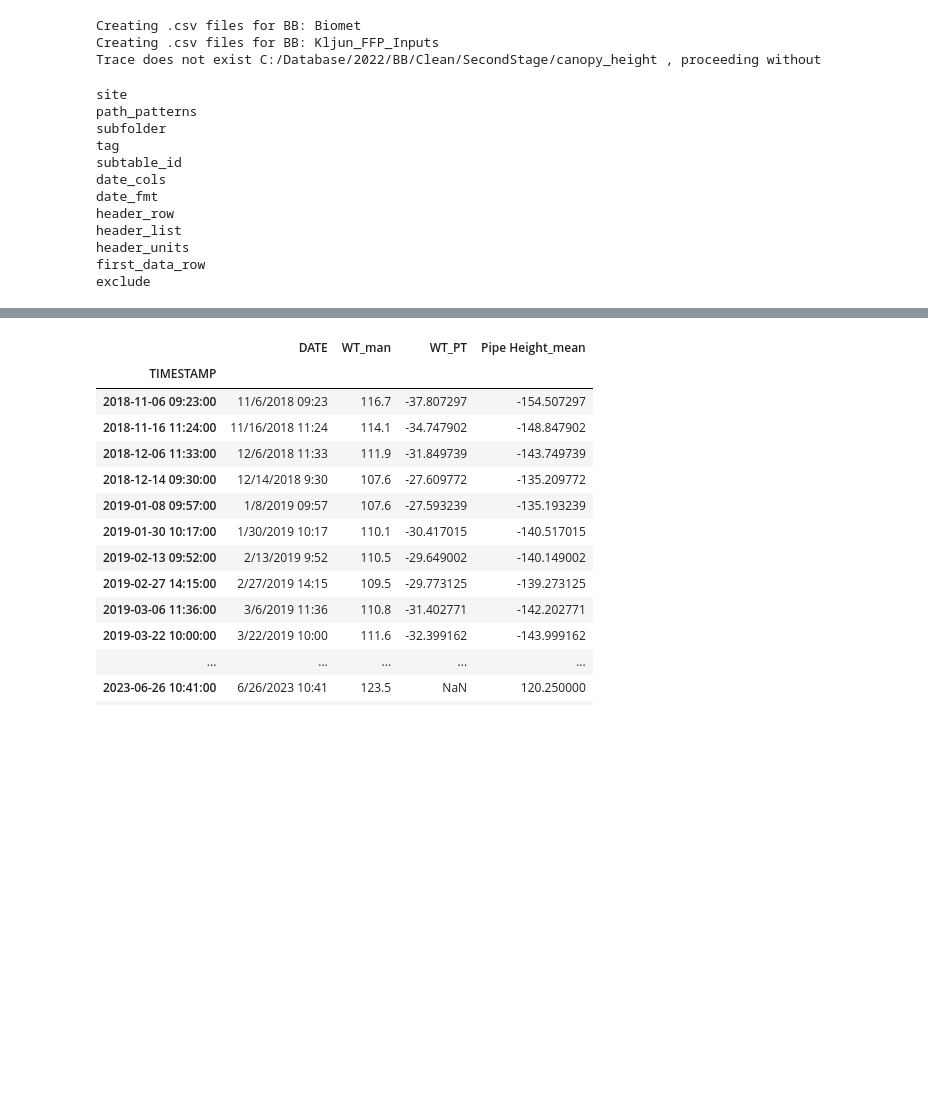
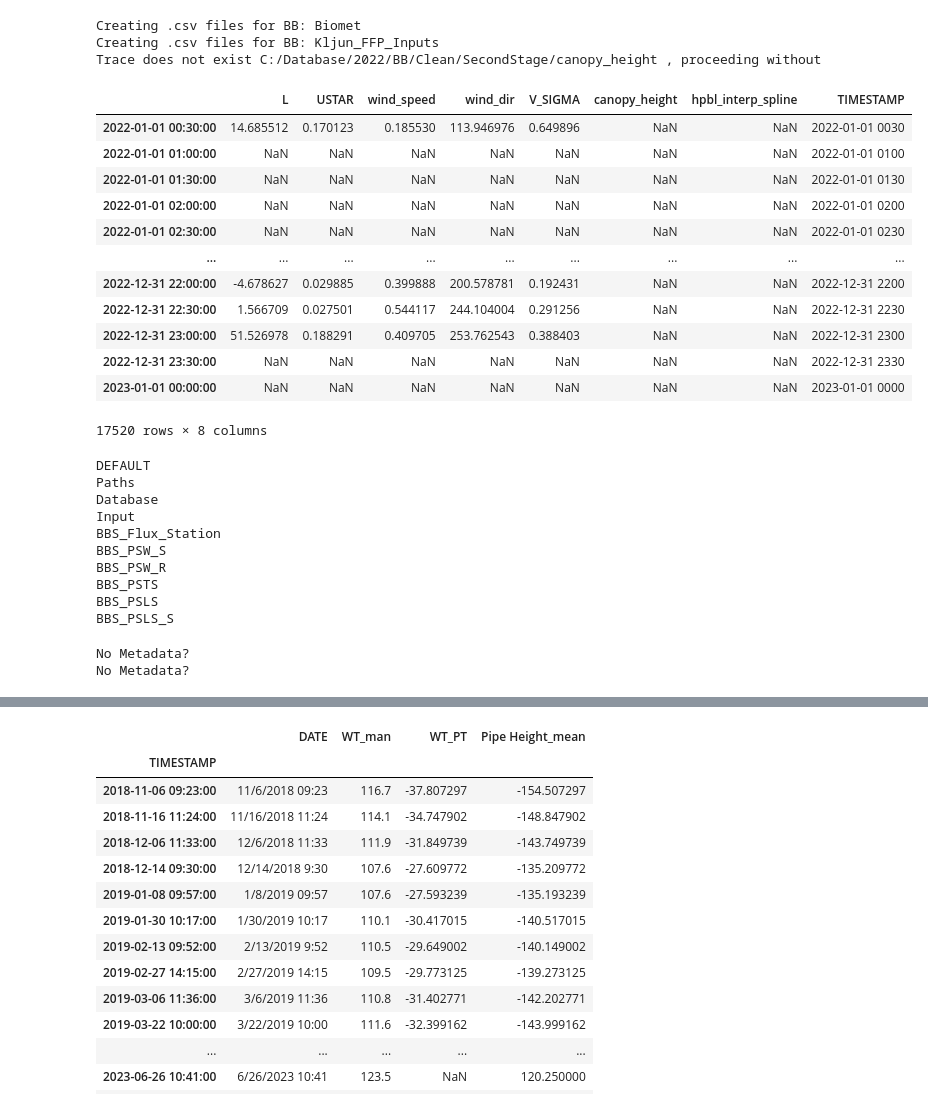
Before and after one commit to June-Skeeter/Micromet.py, a Jupyter notebook: Biomet_Database_Functions/callFunctions.ipynb, the cells around one changed output, grey strips where cells are left out. Cells and saved outputs as stored; diff of their text form; code cells hidden in the pictures; blank space fills up the shorter version.

```diff
--- a/Biomet_Database_Functions/callFunctions.ipynb
+++ b/Biomet_Database_Functions/callFunctions.ipynb
@@ -12,25 +12,47 @@ Make = ReadDatabase.MakeCSV(['BB'],[y for y in range(2022,2023)])
 Creating .csv files for BB: Biomet
 Creating .csv files for BB: Kljun_FFP_Inputs
 Trace does not exist C:/Database/2022/BB/Clean/SecondStage/canopy_height , proceeding without
+# %%
+Make.Data
+# %% [output]
+|  | L | USTAR | wind_speed | wind_dir | V_SIGMA | canopy_height | hpbl_interp_spline | TIMESTAMP |
+| 2022-01-01 00:30:00 | 14.685512 | 0.170123 | 0.185530 | 113.946976 | 0.649896 | NaN | NaN | 2022-01-01 0030 |
+| 2022-01-01 01:00:00 | NaN | NaN | NaN | NaN | NaN | NaN | NaN | 2022-01-01 0100 |
+| 2022-01-01 01:30:00 | NaN | NaN | NaN | NaN | NaN | NaN | NaN | 2022-01-01 0130 |
+| 2022-01-01 02:00:00 | NaN | NaN | NaN | NaN | NaN | NaN | NaN | 2022-01-01 0200 |
+| 2022-01-01 02:30:00 | NaN | NaN | NaN | NaN | NaN | NaN | NaN | 2022-01-01 0230 |
+| ... | ... | ... | ... | ... | ... | ... | ... | ... |
+| 2022-12-31 22:00:00 | -4.678627 | 0.029885 | 0.399888 | 200.578781 | 0.192431 | NaN | NaN | 2022-12-31 2200 |
+| 2022-12-31 22:30:00 | 1.566709 | 0.027501 | 0.544117 | 244.104004 | 0.291256 | NaN | NaN | 2022-12-31 2230 |
+| 2022-12-31 23:00:00 | 51.526978 | 0.188291 | 0.409705 | 253.762543 | 0.388403 | NaN | NaN | 2022-12-31 2300 |
+| 2022-12-31 23:30:00 | NaN | NaN | NaN | NaN | NaN | NaN | NaN | 2022-12-31 2330 |
+| 2023-01-01 00:00:00 | NaN | NaN | NaN | NaN | NaN | NaN | NaN | 2023-01-01 0000 |
+17520 rows × 8 columns
 # %%
 import WriteDatabase
 import importlib
 importlib.reload(WriteDatabase)
 
-WG = WriteDatabase.GSheetDump()#ini='../Extract_NARR_Data/WriteTraces_NARR.ini')
+WD = WriteDatabase.MakeTraces()
 
-for key in WG.ini['BB'].keys():
+# WG = WriteDatabase.GSheetDump()#ini='../Extract_NARR_Data/WriteTraces_NARR.ini')
+
+for key in WD.ini.keys():
     print(key)
 # %% [output]
-site
-path_patterns
-subfolder
-tag
-subtable_id
-date_cols
-date_fmt
-header_row
-header_list
-header_units
-first_data_row
-exclude
+DEFAULT
+Paths
+Database
+Input
+BBS_Flux_Station
+BBS_PSW_S
+BBS_PSW_R
+BBS_PSTS
+BBS_PSLS
+BBS_PSLS_S
+# %%
+importlib.reload(WriteDatabase)
+WG = WriteDatabase.GSheetDump()
+# %% [output]
+No Metadata?
+No Metadata?
```
Also changed, not shown: parts of 3 cells of this notebook, 19 other files.
